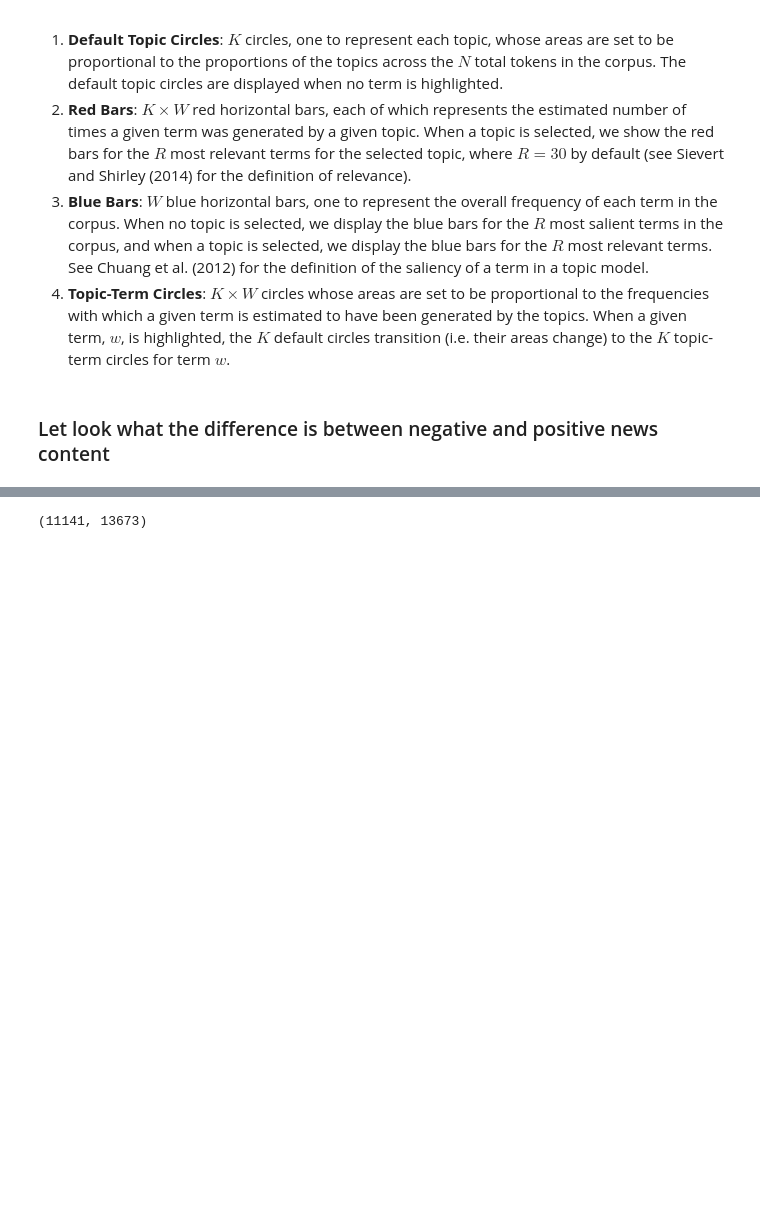
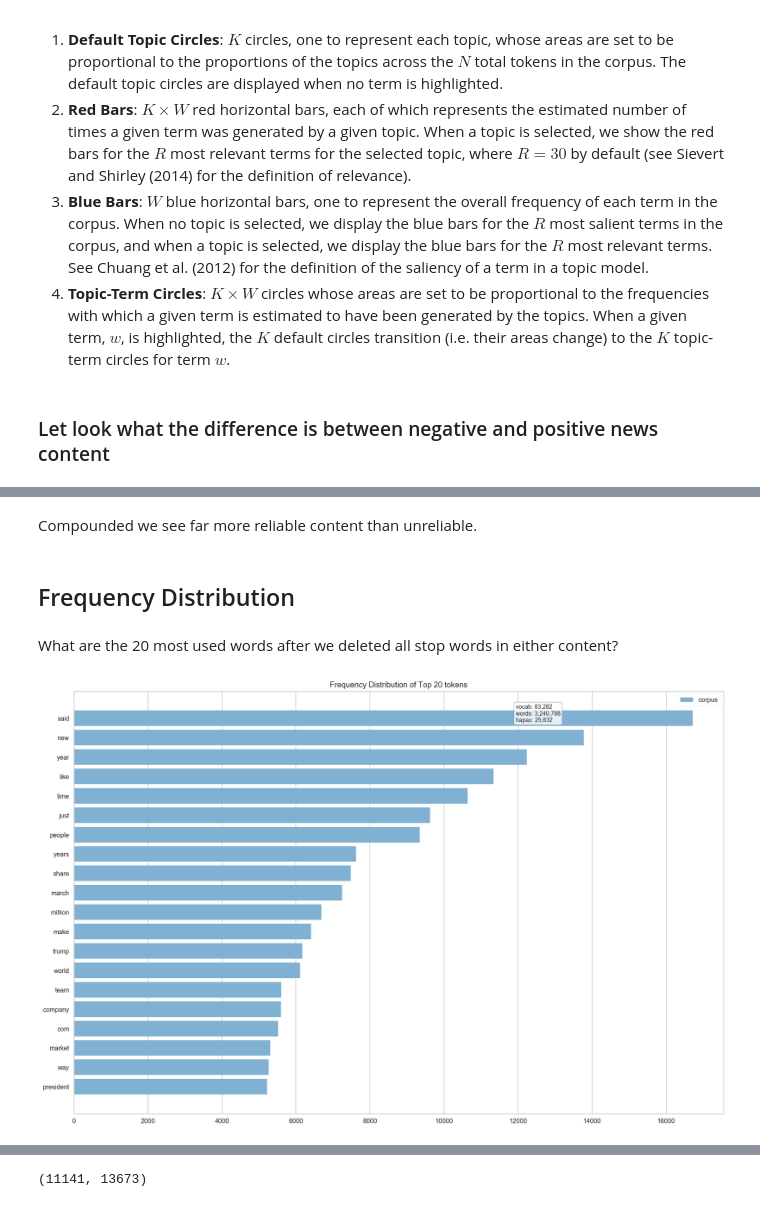
Before and after one commit to osterburg/dsc-5-capstone-project-online-ds-ft-100118, a Jupyter notebook: 02_data_exploration.ipynb, the cells around one changed output, grey strips where cells are left out. Cells and saved outputs as stored; diff of their text form; code cells hidden in the pictures; blank space fills up the shorter version.

```diff
--- a/02_data_exploration.ipynb
+++ b/02_data_exploration.ipynb
@@ -571,0 +500,13 @@ Here we define the dimensions of the visual elements in LDAvis.  There are essen
+# %%
+<<<<<<< local
+=======
+df = pd.read_csv('data/sentiment_analyze.csv')
+
+>>>>>>> remote
+# get the top 30% from the reliable news (positive)
+pos_df = df.loc[df['compound'] >= 0.7]
+pos_news = pos_df['news_content'].to_list()
+
+# get the bottom 30% from the reliable news (negative)
+neg_df = df.loc[df['compound'] <= 0.3]
+neg_news = neg_df['news_content'].to_list()
@@ -571,0 +648,24 @@ Here we define the dimensions of the visual elements in LDAvis.  There are essen
+# %% [markdown]
+Compounded we see far more reliable content than unreliable.
+# %% [markdown]
+## Frequency Distribution
+# %% [markdown]
+What are the 20 most used words after we deleted all stop words in either content?
+# %%
+# Instantiate CountVectorizer object and fit positive news and get their features
+tf_vectorizer = CountVectorizer(strip_accents = 'unicode',
+                                stop_words = 'english',
+                                lowercase = True,
+                                token_pattern = r'\b[a-zA-Z]{3,}\b')
+docs = tf_vectorizer.fit_transform(pos_news)
+features = tf_vectorizer.get_feature_names()
+
+plt.figure(figsize=(18, 12))
+# plt.title('20 most frequent words used in POSITIVE news\n', fontweight='bold')
+
+# Instantiate and fit FreqDistVisualizer, plot the top 20 most frequent words
+visualizer = FreqDistVisualizer(features=features, n=20, color='blue')
+visualizer.fit(docs)
+visualizer.poof();
+# %% [output]
+[figure, added]
```
Also changed, not shown: parts of 107 cells of this notebook.
